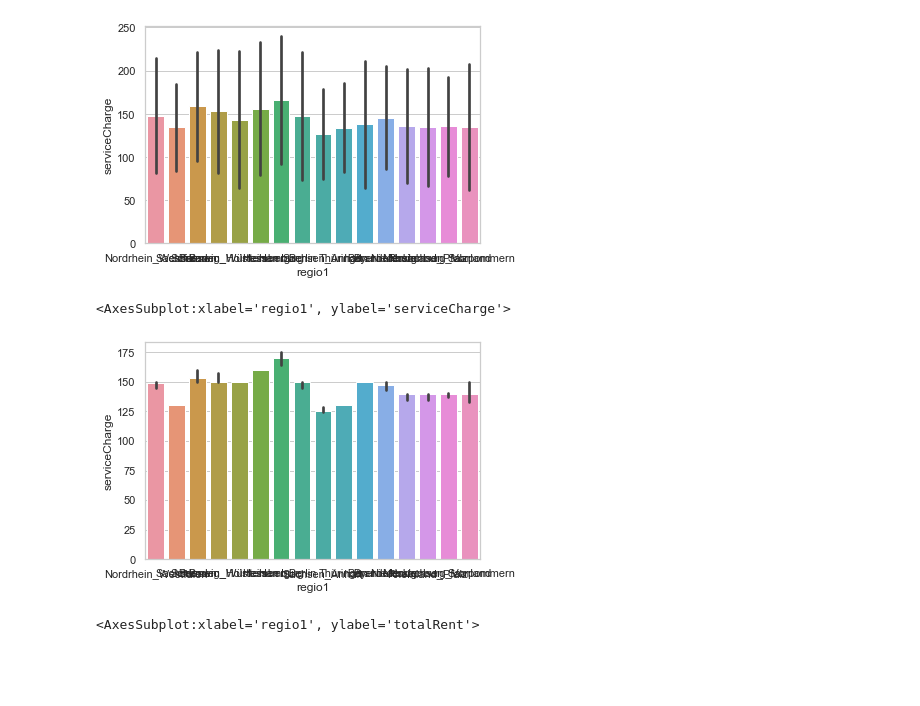
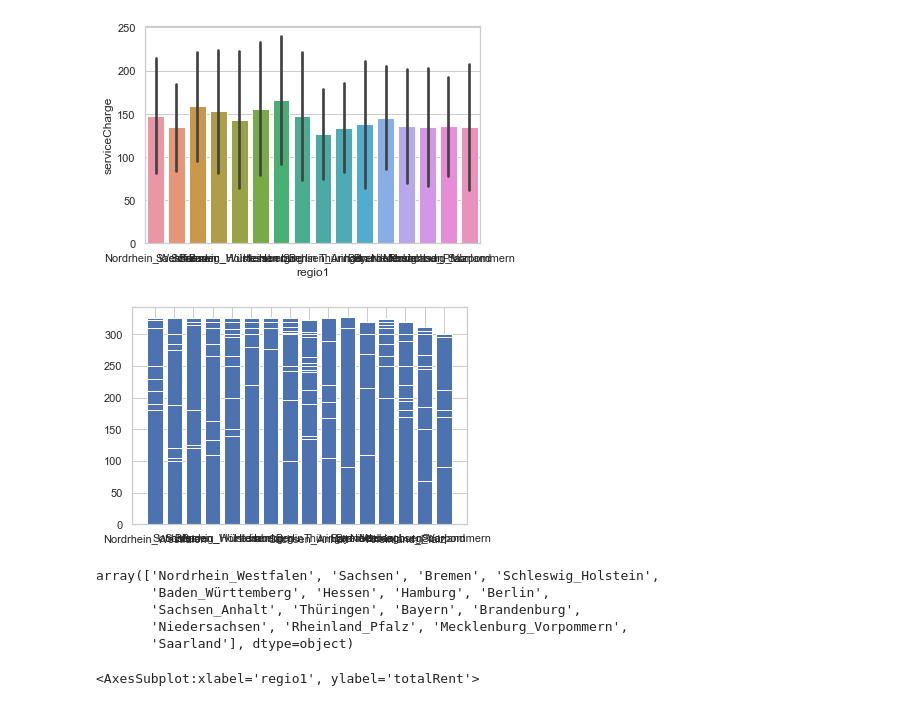
Before and after one commit to eriglesias/housing_prices_DEU, a Jupyter notebook: housing_analysis_de.ipynb, the cells around one changed output. Drawn from its saved outputs; the diff is of its cells as text; code cells hidden in the pictures; blank space fills up the shorter version.

Commit message:
fixing x axis on boxplots and reviewing some other barplots

```diff
--- a/housing_analysis_de.ipynb
+++ b/housing_analysis_de.ipynb
@@ -1645,13 +1670,31 @@ sns.barplot(data=tidy_housing_cleaned,
 [figure]
 # %%
 #Calculating Different Aggregates: If our data has many outliers, we may want to plot the median, if our data is categorical, we might want to count how many times each category appears
-sns.barplot(data=tidy_housing_cleaned,
-           x='regio1',
-           y='serviceCharge',
-           estimator=np.median)
+#sns.barplot(data=tidy_housing_cleaned,
+          # x='regio1',
+           #y='serviceCharge',
+          # estimator=np.median)
+x= tidy_housing_cleaned['regio1']
+y= tidy_housing_cleaned['serviceCharge']
+labels=['NW','SN','HB','SH','BW','HE','HH','BE','ST','TH','BY','BB','NI','NP','RP','MV','SL']
+plt.bar(x,y)
+#You can specify a rotation for the tick labels in degress or with keywords
+#plt.xticks(x,labels,rotation='vertical')
+#Pad margins so that markers don't get clipped by the axes
+#plt.margins(0.2)
+#Tweak spacing to prevent clipping of tick-lables
+#plt.subplots_adjust(bottom=0.15)
+plt.show()
 # %% [output]
-<AxesSubplot:xlabel='regio1', ylabel='serviceCharge'>
-[figure, old version]
+[figure, new version]
+# %%
+tidy_housing_cleaned.regio1.unique()
+# %% [output]
+array(['Nordrhein_Westfalen', 'Sachsen', 'Bremen', 'Schleswig_Holstein',
+       'Baden_Württemberg', 'Hessen', 'Hamburg', 'Berlin',
+       'Sachsen_Anhalt', 'Thüringen', 'Bayern', 'Brandenburg',
+       'Niedersachsen', 'Rheinland_Pfalz', 'Mecklenburg_Vorpommern',
+       'Saarland'], dtype=object)
 # %%
 sns.barplot(data=housing,
            x='regio1',
```
Also changed, not shown: parts of 21 cells of this notebook.
